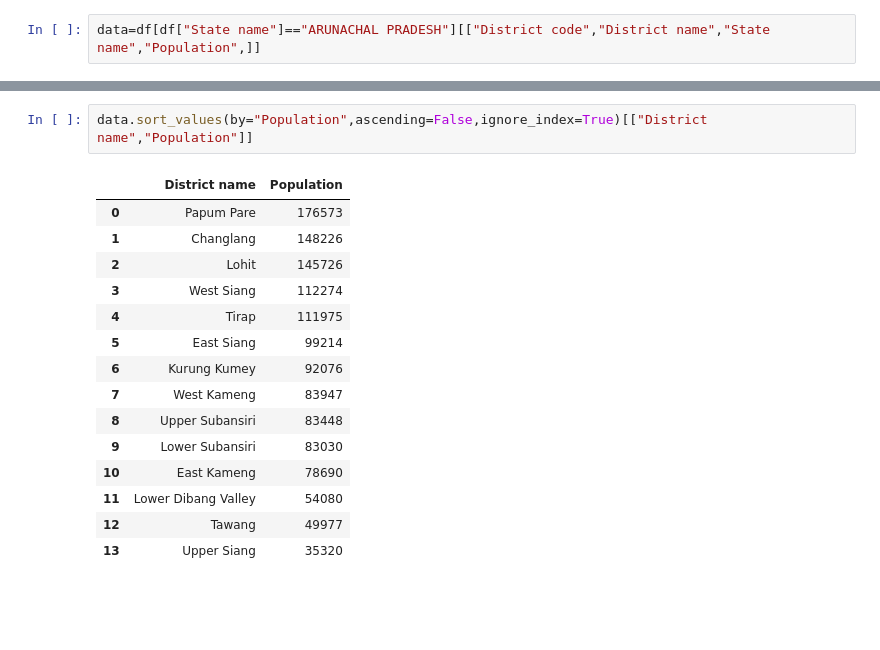
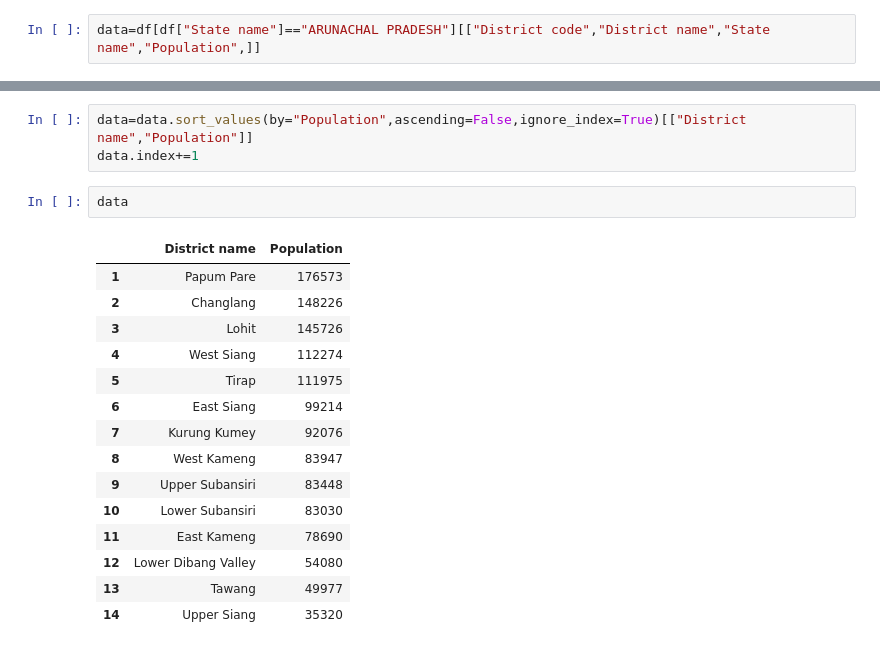
Before and after one commit to kanika881/indian_census_streamlit_project, a Jupyter notebook: file.ipynb, the cells around one changed output, grey strips where cells are left out. Drawn from its saved outputs; the diff is of its cells as text; blank space fills up the shorter version.

Commit message:
index

```diff
--- a/file.ipynb
+++ b/file.ipynb
@@ -500,18 +509,21 @@ data=df[df["State name"]=="ARUNACHAL PRADESH"][["District code","District name",
 # %%
-data.sort_values(by="Population",ascending=False,ignore_index=True)[["District name","Population"]]
+data=data.sort_values(by="Population",ascending=False,ignore_index=True)[["District name","Population"]]
+data.index+=1
-# %% [output]
-|  | District name | Population |
-| 0 | Papum Pare | 176573 |
-| 1 | Changlang | 148226 |
-| 2 | Lohit | 145726 |
-| 3 | West Siang | 112274 |
-| 4 | Tirap | 111975 |
-| 5 | East Siang | 99214 |
-| 6 | Kurung Kumey | 92076 |
-| 7 | West Kameng | 83947 |
-| 8 | Upper Subansiri | 83448 |
-| 9 | Lower Subansiri | 83030 |
-| 10 | East Kameng | 78690 |
-| 11 | Lower Dibang Valley | 54080 |
-| 12 | Tawang | 49977 |
-| 13 | Upper Siang | 35320 |
+# %%
+data
+# %% [output]
+|  | District name | Population |
+| 1 | Papum Pare | 176573 |
+| 2 | Changlang | 148226 |
+| 3 | Lohit | 145726 |
+| 4 | West Siang | 112274 |
+| 5 | Tirap | 111975 |
+| 6 | East Siang | 99214 |
+| 7 | Kurung Kumey | 92076 |
+| 8 | West Kameng | 83947 |
+| 9 | Upper Subansiri | 83448 |
+| 10 | Lower Subansiri | 83030 |
+| 11 | East Kameng | 78690 |
+| 12 | Lower Dibang Valley | 54080 |
+| 13 | Tawang | 49977 |
+| 14 | Upper Siang | 35320 |
```
Also changed, not shown: parts of 1 cell of this notebook, 1 other file.
